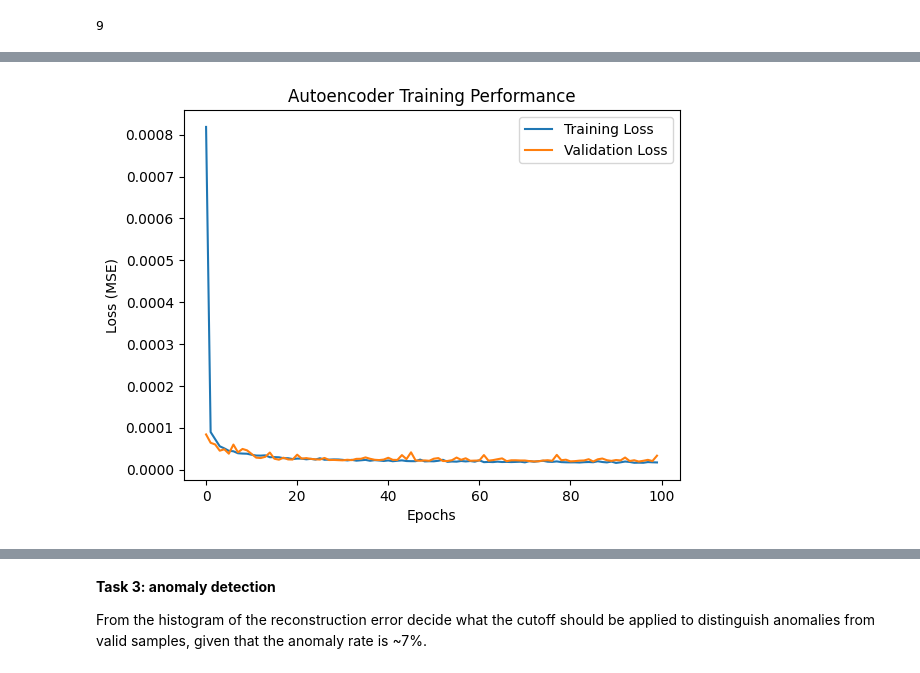
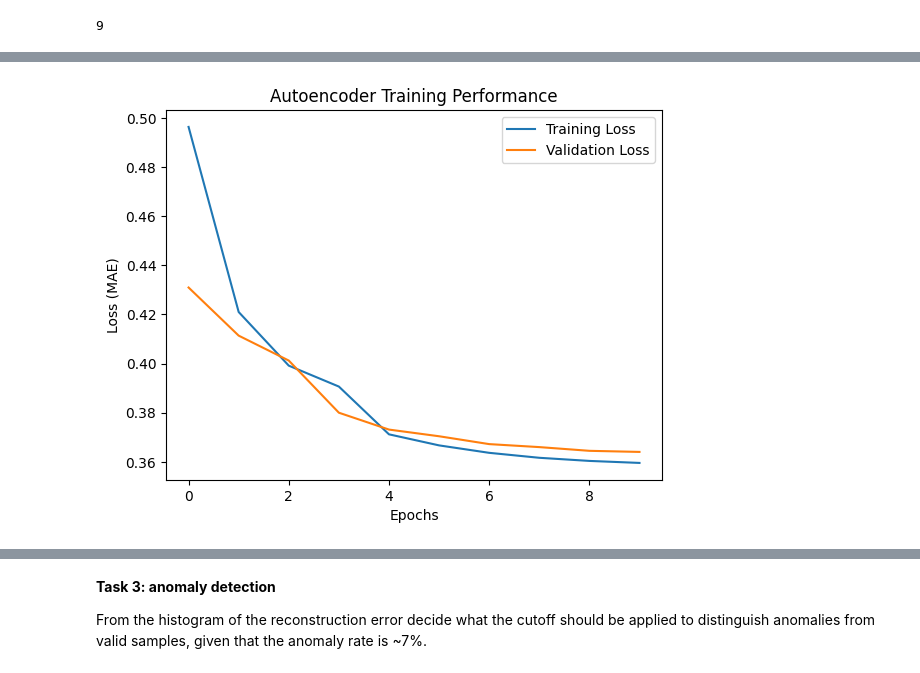
Before and after one commit to Noonansean1/CS5004, a Jupyter notebook: e-tivities/Etivity1_23300159.ipynb, the cells around one changed output, grey strips where cells are left out. Saved outputs shown, nothing was run; the diff lists cells and outputs as text; code cells hidden in the pictures.

```diff
--- a/e-tivities/Etivity1_23300159.ipynb
+++ b/e-tivities/Etivity1_23300159.ipynb
@@ -168,21 +175,20 @@ from tensorflow.keras.utils import plot_model
 import tensorflow as tf
 import os
 # %%
-import tensorflow as tf
 from tensorflow.keras import layers, models
-from sklearn.preprocessing import MinMaxScaler
-import matplotlib.pyplot as plt
+from sklearn.preprocessing import MinMaxScaler,StandardScaler
 
 # Example dataset (replace `df_unlabelled` with your own data)
-data = df_unlabelled.values
+# data_train = X_train.values
 
-# Normalize the data to [0, 1]
+# Normalize the data to [0, 1], need toi do on test and train separately to void data snooping
 scaler = MinMaxScaler()
-data_scaled = scaler.fit_transform(data)
+scaler = StandardScaler()
+train_data = scaler.fit_transform(X_train)
 
-# Split into training and testing sets
-from sklearn.model_selection import train_test_split
-train_data, test_data = train_test_split(data_scaled, test_size=0.2, random_state=42)
+# data_test = X_test.values
+
+test_data = scaler.fit_transform(X_test)
 
 # Dimensions of the input data
 input_dim = train_data.shape[1]
@@ -285,8 +291,8 @@ def plot_results(models,
 # %%
 # Define the Encoder, inputs are the MNIST 28x28 greyscale images
 inputs = layers.Input(shape=(input_dim,))
-x = layers.Dense(64, activation='relu', kernel_initializer='he_normal')(inputs)
-x = layers.Dense(32, activation='relu', kernel_initializer='he_normal')(x)
+x = layers.Dense(6, activation='relu', kernel_initializer='he_normal')(inputs)
+x = layers.Dense(4, activation='relu', kernel_initializer='he_normal')(x)
 latent = layers.Dense(2, activation='linear', name='latent_space')(x)  # 2 latent variables
 
 encoded = Model(inputs,latent,name='encoded')
@@ -298,11 +304,12 @@ encoded.summary()
 # This is the decoder, it take the 5 dim latent vector and generates a 28x28 image
 # lats = Input(shape=(2,),name='latent')
 # Decoder
-x = layers.Dense(32, activation='relu', kernel_initializer='he_normal')(latent)
-x = layers.Dense(64, activation='relu', kernel_initializer='he_normal')(x)
+latent_inputs = layers.Input(shape=(2,))
+x = layers.Dense(4, activation='relu', kernel_initializer='he_normal')(latent_inputs)
+x = layers.Dense(6, activation='relu', kernel_initializer='he_normal')(x)
 outputs = layers.Dense(input_dim, activation='sigmoid')(x)  # Sigmoid to ensure output in [0, 1]
 
-decoded = Model(latent,outputs,name='decoded')
+decoded = Model(latent_inputs,outputs,name='decoded')
 decoded.summary()
 # plot_model(decoded, to_file='AE_decoded_etiv.png', show_shapes=True)
 
@@ -338,13 +345,15 @@ Non-trainable params: 0 (0.00 Byte)
 _________________________________________________________________
 # %%
 autoencoder.compile(optimizer=tf.keras.optimizers.Adam(learning_rate=0.001), loss='mse')
+# %%
+autoencoder.compile(optimizer=tf.keras.optimizers.Adam(learning_rate=0.001), loss='mae')
 # %%
 # Train the autoencoder
 history = autoencoder.fit(
     train_data,
     train_data,  # Input and output are the same for an autoencoder
     validation_data=(test_data, test_data),
-    epochs=100,
+    epochs=10,
     batch_size=32,
     shuffle=True,
     verbose=2,
@@ -373,14 +385,14 @@ Epoch 100/100
 # %%
 # Plot training and validation loss
 plt.plot(history.history['loss'], label='Training Loss')
 plt.plot(history.history['val_loss'], label='Validation Loss')
 plt.xlabel('Epochs')
-plt.ylabel('Loss (MSE)')
+plt.ylabel('Loss (MAE)')
 plt.legend()
 plt.title('Autoencoder Training Performance')
 plt.show()
 # %% [output]
-[figure, old version]
+[figure, new version]
 # %%
 # Evaluate on test data
 reconstructions = autoencoder.predict(test_data)
```
Also changed, not shown: parts of 27 cells of this notebook.
